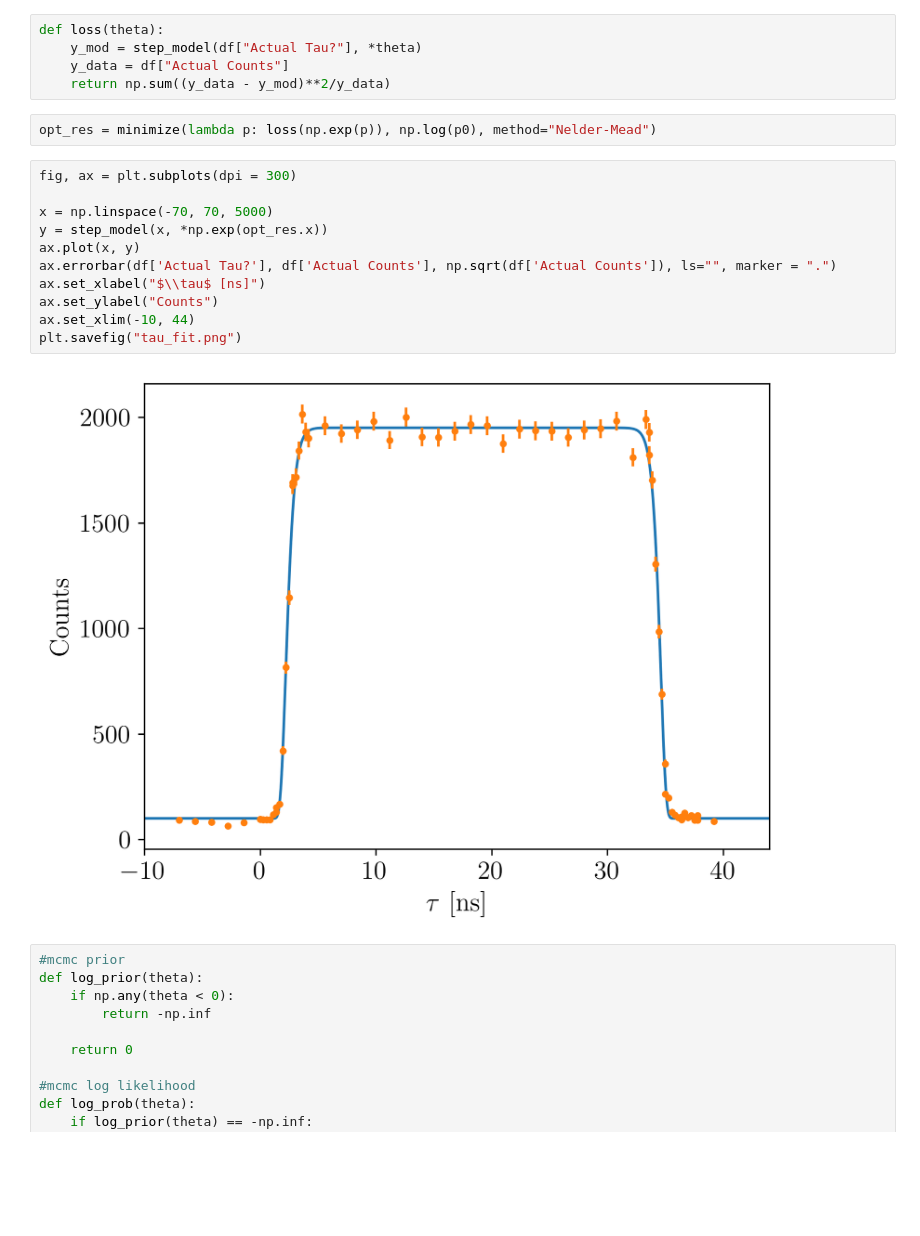
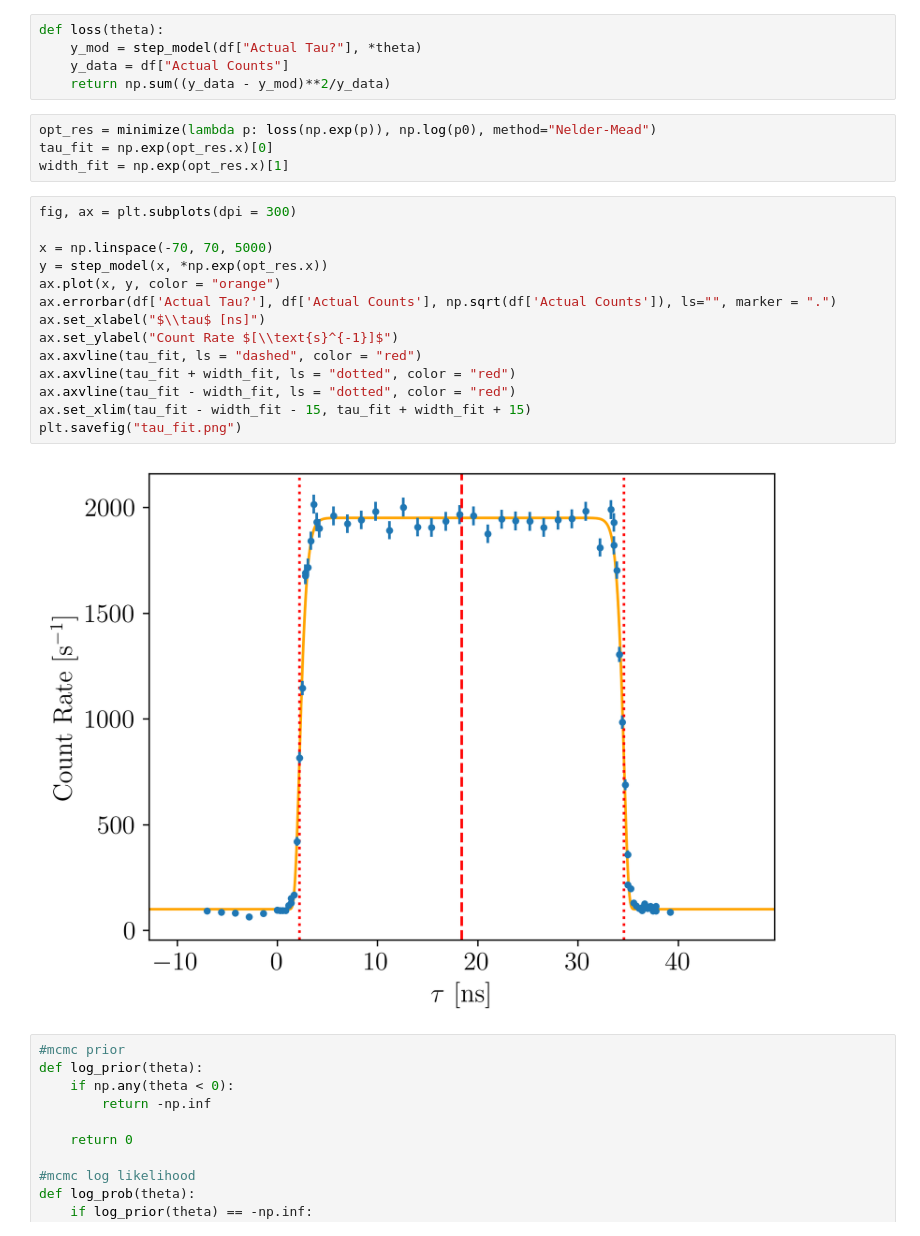
Before and after one commit to andres-luengo/alden-andres-max-most-dangerous-4450-trio, a Jupyter notebook: step_fit.ipynb, the cells around one changed output. Saved outputs shown, nothing was run; the diff lists cells and outputs as text; blank space fills up the shorter version.

```diff
--- a/step_fit.ipynb
+++ b/step_fit.ipynb
@@ -29,19 +29,24 @@ def loss(theta):
     return np.sum((y_data - y_mod)**2/y_data)
 # %%
 opt_res = minimize(lambda p: loss(np.exp(p)), np.log(p0), method="Nelder-Mead")
+tau_fit = np.exp(opt_res.x)[0]
+width_fit = np.exp(opt_res.x)[1]
 # %%
 fig, ax = plt.subplots(dpi = 300)
 
 x = np.linspace(-70, 70, 5000)
 y = step_model(x, *np.exp(opt_res.x))
-ax.plot(x, y)
+ax.plot(x, y, color = "orange")
 ax.errorbar(df['Actual Tau?'], df['Actual Counts'], np.sqrt(df['Actual Counts']), ls="", marker = ".")
 ax.set_xlabel("$\\tau$ [ns]")
-ax.set_ylabel("Counts")
-ax.set_xlim(-10, 44)
+ax.set_ylabel("Count Rate $[\\text{s}^{-1}]$")
+ax.axvline(tau_fit, ls = "dashed", color = "red")
+ax.axvline(tau_fit + width_fit, ls = "dotted", color = "red")
+ax.axvline(tau_fit - width_fit, ls = "dotted", color = "red")
+ax.set_xlim(tau_fit - width_fit - 15, tau_fit + width_fit + 15)
 plt.savefig("tau_fit.png")
 # %% [output]
-[figure, old version]
+[figure, new version]
 # %%
 #mcmc prior
 def log_prior(theta):
```
Also changed, not shown: 1 other file.
